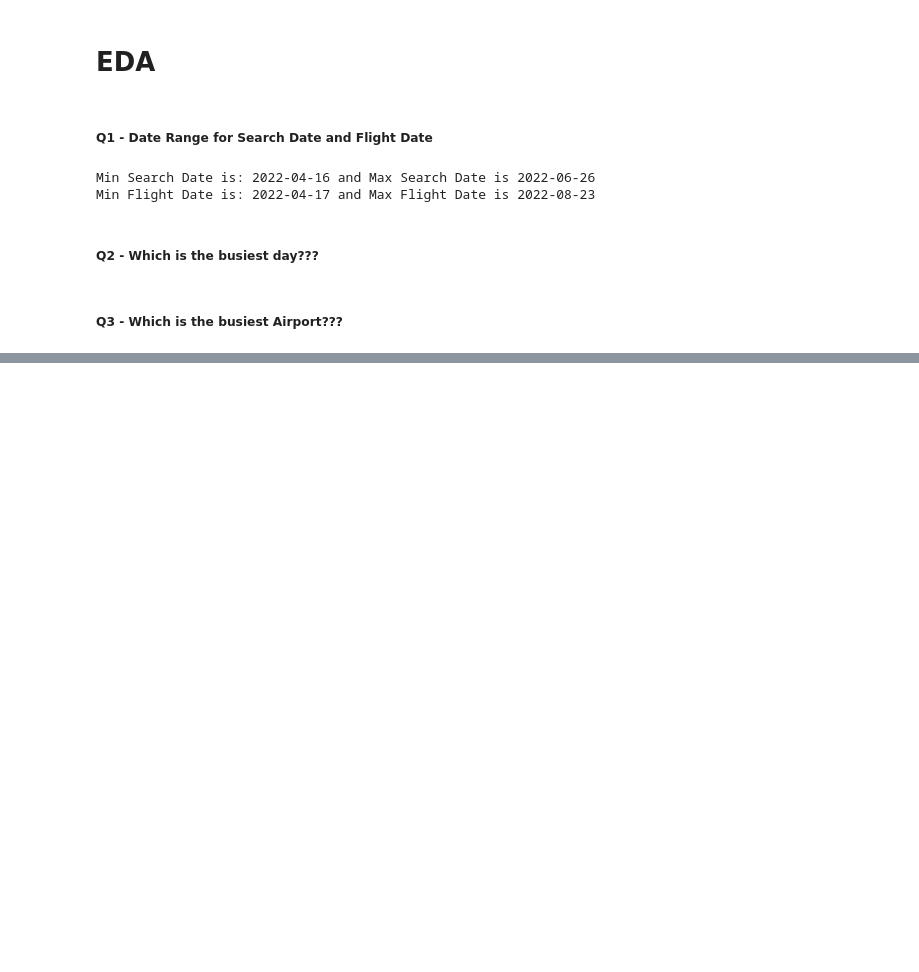
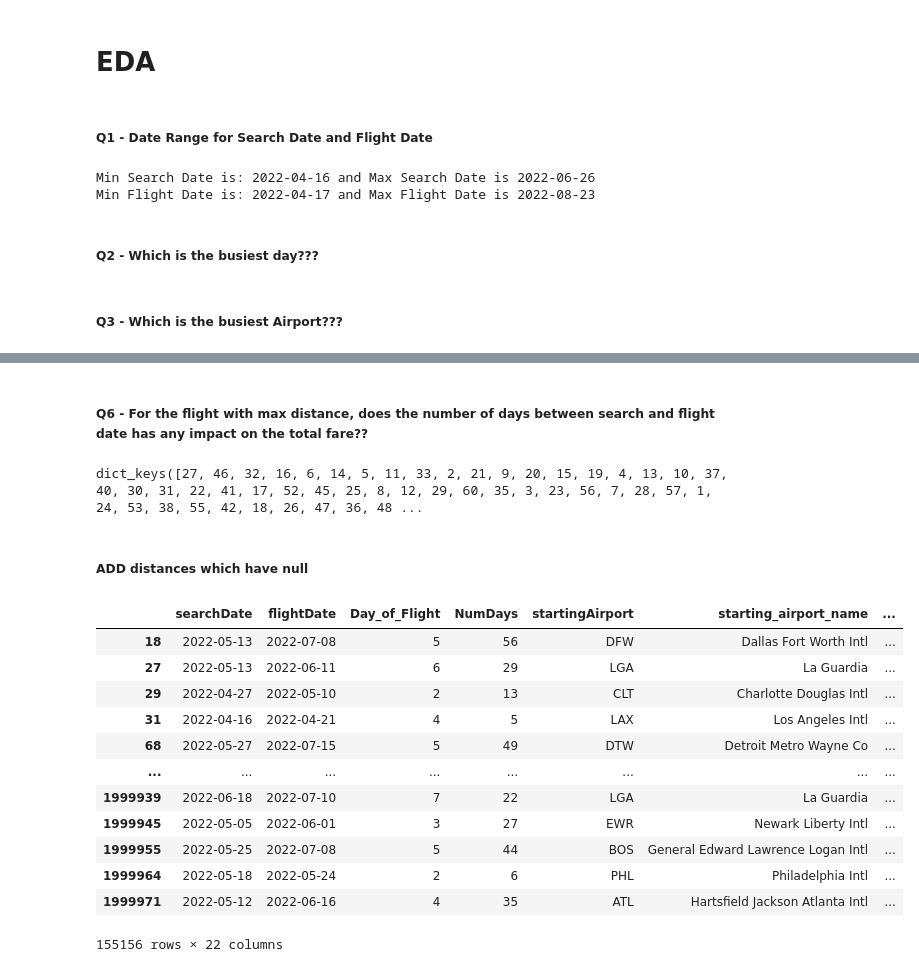
Before and after one commit to ArnabMitra0408/Flight_Price_Prediction, a Jupyter notebook: EDA.ipynb, the cells around one changed output, grey strips where cells are left out. Drawn from its saved outputs; the diff is of its cells as text; code cells hidden in the pictures; blank space fills up the shorter version.

```diff
--- a/EDA.ipynb
+++ b/EDA.ipynb
@@ -59,0 +236,72 @@ fig.show()
+# %% [markdown]
+##### Q6 - For the flight with max distance, does the number of days between search and flight date has any impact on the total fare??
+# %%
+data['totalTravelDistance'].max()
+data[data['totalTravelDistance']==3958.0]['starting_airport_name'].unique()
+data[data['totalTravelDistance']==3958.0]['destination_airport_name'].unique()
+
+'''
+'Max Distance for a flight in the data is between San Francisco Intl, Miami Intl
+and the distance is 3958 miles
+'''
+temp_data=data[data['totalTravelDistance']==3958.0]
+temp_data.reset_index(inplace=True)
+
+unique_date_range=sorted(list(temp_data['NumDays'].unique()))
+unique_date_range_avg_fare={}
+
+
+for date_range in unique_date_range:
+    total_fare=0
+    count=0
+    for flight in range(temp_data.shape[0]):
+        if temp_data['NumDays'][flight]==date_range:
+            total_fare+=temp_data['totalFare'][flight]
+            count+=1
+    avg_fare=total_fare/count
+    unique_date_range_avg_fare[date_range]=avg_fare
+
+
+unique_date_range_avg_fare = dict(sorted(unique_date_range_avg_fare.items(), key=lambda item: item[1]))
+
+fig = px.bar(x=list(unique_date_range_avg_fare.keys()), y=unique_date_range_avg_fare.values(), color=unique_date_range_avg_fare.values(),
+             text=unique_date_range_avg_fare.values(), title="Difference between Search Date and Flight Date vs Average Fare"
+             ,template='plotly_dark')
+
+fig.update_layout(bargap=0.5)
+fig.update_traces(textposition='outside')
+
+# Center-align the title
+fig.update_layout(title_x=0.5)
+
+# Add x-axis and y-axis labels
+fig.update_xaxes(title_text="Date Difference between search and flight date")
+fig.update_yaxes(title_text="Average Fare")
+fig.show()
+
+
+'''
+According to the graph, we can conclude that at number of days
+between search date and flight date = 27, the flight fare was minimum which is 367.21 USD
+So, we should book flights a month in advance for the cheapest tickets.
+'''
+# %% [output]
+dict_keys([27, 46, 32, 16, 6, 14, 5, 11, 33, 2, 21, 9, 20, 15, 19, 4, 13, 10, 37, 40, 30, 31, 22, 41, 17, 52, 45, 25, 8, 12, 29, 60, 35, 3, 23, 56, 7, 28, 57, 1, 24, 53, 38, 55, 42, 18, 26, 47, 36, 48 ...
+# %% [markdown]
+##### ADD distances which have null
+# %%
+data[data['totalTravelDistance'].isna()]
+# %% [output]
+|  | searchDate | flightDate | Day_of_Flight | NumDays | startingAirport | starting_airport_name | ... |
+| 18 | 2022-05-13 | 2022-07-08 | 5 | 56 | DFW | Dallas Fort Worth Intl | ... |
+| 27 | 2022-05-13 | 2022-06-11 | 6 | 29 | LGA | La Guardia | ... |
+| 29 | 2022-04-27 | 2022-05-10 | 2 | 13 | CLT | Charlotte Douglas Intl | ... |
+| 31 | 2022-04-16 | 2022-04-21 | 4 | 5 | LAX | Los Angeles Intl | ... |
+| 68 | 2022-05-27 | 2022-07-15 | 5 | 49 | DTW | Detroit Metro Wayne Co | ... |
+| ... | ... | ... | ... | ... | ... | ... | ... |
+| 1999939 | 2022-06-18 | 2022-07-10 | 7 | 22 | LGA | La Guardia | ... |
+| 1999945 | 2022-05-05 | 2022-06-01 | 3 | 27 | EWR | Newark Liberty Intl | ... |
+| 1999955 | 2022-05-25 | 2022-07-08 | 5 | 44 | BOS | General Edward Lawrence Logan Intl | ... |
+| 1999964 | 2022-05-18 | 2022-05-24 | 2 | 6 | PHL | Philadelphia Intl | ... |
+| 1999971 | 2022-05-12 | 2022-06-16 | 4 | 35 | ATL | Hartsfield Jackson Atlanta Intl | ... |
+155156 rows × 22 columns
```
Also changed, not shown: parts of 9 cells of this notebook.
